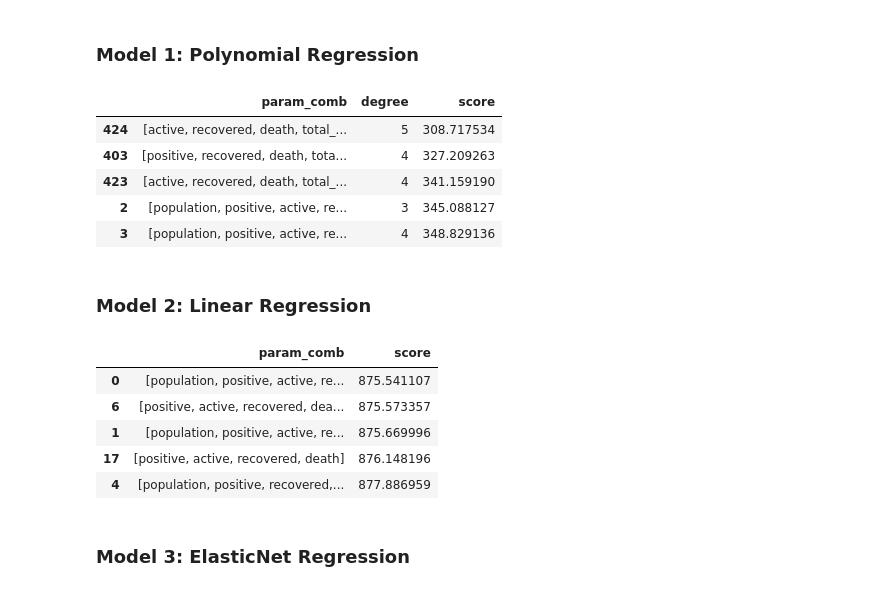
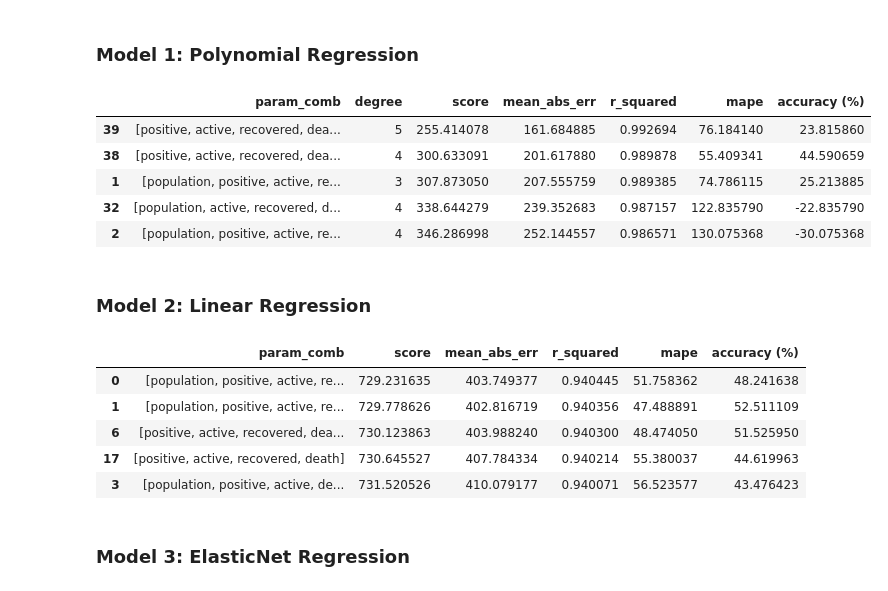
Before and after one commit to neilmizzi/COVID19, a Jupyter notebook: main.ipynb, the cells around one changed output. Cells and saved outputs as stored; diff of their text form; code cells hidden in the pictures.

```diff
--- a/main.ipynb
+++ b/main.ipynb
@@ -630,7 +630,7 @@ model_df = all_cases.copy()
 
 # Delete redundant rows
 for row in ['abbrev', 'bedsPerThousand', 'hospitalized',
-'state', 'hospitalizedCumulative']:
+'state', 'hospitalizedCumulative', 'dataQualityGrade', 'lastUpdateEt']:
     del model_df[row]
 
 # Drop NaN values for hospitalizedCurrently
@@ -640,11 +640,11 @@ model_df = model_df.dropna(subset=['hospitalizedCurrently'])
 # TODO see if we can instead use this as a variable
 # TODO see if we can drop by bedsPerThousand instead
 model_df['ratio_hospital'] = model_df['hospitalizedCurrently'] / model_df['active']
-model_df = model_df[~(model_df['ratio_hospital'] >= model_df.ratio_hospital.quantile(0.95))]
+model_df = model_df[~(model_df['ratio_hospital'] <= model_df.ratio_hospital.quantile(0.35))]
 
 #model_df = model_df[~(model_df['ratio_hospital'] <= model_df['ratio_hospital'].median())]
 del model_df['ratio_hospital']
 
 # Get peek of model to use
-model_df.head()
+model_df.describe()
 # %% [output]
@@ -669,39 +672,57 @@ len_ind = len(independent_cols)
 for i in range(len_ind):
     sub_list = list(itertools.combinations(independent_cols, len_ind-i))
     comb_list += list(list(x) for x in sub_list)
+# %%
+def mean_absolute_percentage_error(y_true, y_pred):
+    y_true, y_pred = np.array(y_true), np.array(y_pred)
+    return np.mean(np.abs((y_true - y_pred) / y_true)) * 100
+
+def accuracy(y_true, y_pred):
+    y_true, y_pred = np.array(y_true), np.array(y_pred)
+    return 100 - mean_absolute_percentage_error(y_true, y_pred)
 # %% [markdown]
 ### Model 1: Polynomial Regression
 # %%
+from sklearn.metrics import r2_score
+
 mse_df1 = {'param_comb': [],
 'degree': [],
-'score': []}
+'score': [],
+'mean_abs_err': [],
+'r_squared': [],
+'mape': [],
+'accuracy (%)': []}
 
-degrees = [i for i in range(1,10)]
+degrees = [i for i in range(2,8)]
 
 for comb in comb_list:
     X = model_df[comb]
     y = model_df['hospitalizedCurrently']
 
     for d in degrees:
 
         polynomial_features = PolynomialFeatures(degree=d)
         x_poly = polynomial_features.fit_transform(X)
 
         model = LinearRegression()
         model.fit(x_poly, y)
         y_poly_pred = model.predict(x_poly)
 
         mse_df1['param_comb'].append(comb)
         mse_df1['score'].append(np.sqrt(mean_squared_error(y, y_poly_pred)))
         mse_df1['degree'].append(d)
+        mse_df1['mean_abs_err'].append(mean_absolute_error(y, y_poly_pred))
+        mse_df1['r_squared'].append(r2_score(y, y_poly_pred))
+        mse_df1['mape'].append(mean_absolute_percentage_error(y, y_poly_pred))
+        mse_df1['accuracy (%)'].append(accuracy(y, y_poly_pred))
 
 mse_df1 = pd.DataFrame(mse_df1)
-mse_df1.sort_values(by='score', ascending=True).head()
+mse_df1.sort_values(by='r_squared', ascending=False).head()
 # %% [output]
-|  | param_comb | degree | score |
-| 424 | [active, recovered, death, total_... | 5 | 308.717534 |
-| 403 | [positive, recovered, death, tota... | 4 | 327.209263 |
-| 423 | [active, recovered, death, total_... | 4 | 341.159190 |
-| 2 | [population, positive, active, re... | 3 | 345.088127 |
-| 3 | [population, positive, active, re... | 4 | 348.829136 |
+|  | param_comb | degree | score | mean_abs_err | r_squared | mape | accuracy (%) |
+| 39 | [positive, active, recovered, dea... | 5 | 255.414078 | 161.684885 | 0.992694 | 76.184140 | 23.815860 |
+| 38 | [positive, active, recovered, dea... | 4 | 300.633091 | 201.617880 | 0.989878 | 55.409341 | 44.590659 |
+| 1 | [population, positive, active, re... | 3 | 307.873050 | 207.555759 | 0.989385 | 74.786115 | 25.213885 |
+| 32 | [population, active, recovered, d... | 4 | 338.644279 | 239.352683 | 0.987157 | 122.835790 | -22.835790 |
+| 2 | [population, positive, active, re... | 4 | 346.286998 | 252.144557 | 0.986571 | 130.075368 | -30.075368 |
 # %%
@@ -720,7 +741,11 @@ y_poly_pred = model.predict(x_poly)
 import itertools
 
 mse_df = {'param_comb': [],
-'score': []}
+'score': [],
+'mean_abs_err': [],
+'r_squared': [],
+'mape': [],
+'accuracy (%)': []}
 
 for comb in comb_list:
     # Independent vars
@@ -733,20 +758,24 @@ for comb in comb_list:
     linear_model = LinearRegression()
     linear_model.fit(X, y)
 
-    score=(mean_squared_error(y_true=y,y_pred=linear_model.predict(X)))
+    y_pred = linear_model.predict(X)
 
     mse_df['param_comb'].append(comb)
-    mse_df['score'].append(np.sqrt(score))
+    mse_df['score'].append(np.sqrt((mean_squared_error(y, y_pred))))
+    mse_df['mean_abs_err'].append(mean_absolute_error(y, y_pred))
+    mse_df['mape'].append(mean_absolute_percentage_error(y, y_pred))
+    mse_df['r_squared'].append(r2_score(y, y_pred))
+    mse_df['accuracy (%)'].append(accuracy(y, y_pred))
 
 mse_df = pd.DataFrame(mse_df)
-mse_df.sort_values(by='score', ascending=True).head()
+mse_df.sort_values(by='r_squared', ascending=False).head()
 # %% [output]
-|  | param_comb | score |
-| 0 | [population, positive, active, re... | 875.541107 |
-| 6 | [positive, active, recovered, dea... | 875.573357 |
-| 1 | [population, positive, active, re... | 875.669996 |
-| 17 | [positive, active, recovered, death] | 876.148196 |
-| 4 | [population, positive, recovered,... | 877.886959 |
+|  | param_comb | score | mean_abs_err | r_squared | mape | accuracy (%) |
+| 0 | [population, positive, active, re... | 729.231635 | 403.749377 | 0.940445 | 51.758362 | 48.241638 |
+| 1 | [population, positive, active, re... | 729.778626 | 402.816719 | 0.940356 | 47.488891 | 52.511109 |
+| 6 | [positive, active, recovered, dea... | 730.123863 | 403.988240 | 0.940300 | 48.474050 | 51.525950 |
+| 17 | [positive, active, recovered, death] | 730.645527 | 407.784334 | 0.940214 | 55.380037 | 44.619963 |
+| 3 | [population, positive, active, de... | 731.520526 | 410.079177 | 0.940071 | 56.523577 | 43.476423 |
 # %% [markdown]
 ### Model 3: ElasticNet Regression
 # %% [markdown]
```
Also changed, not shown: parts of 27 cells of this notebook.
